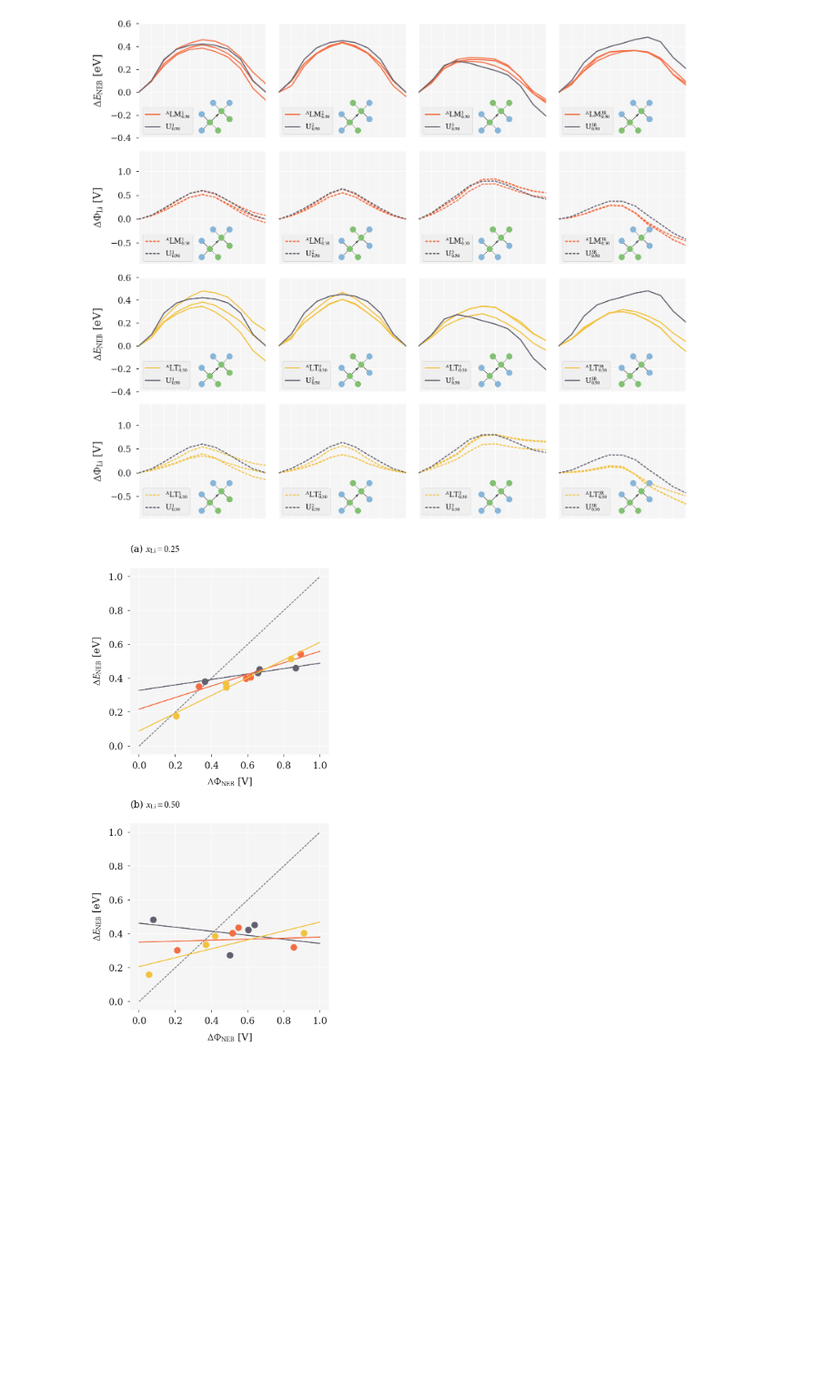
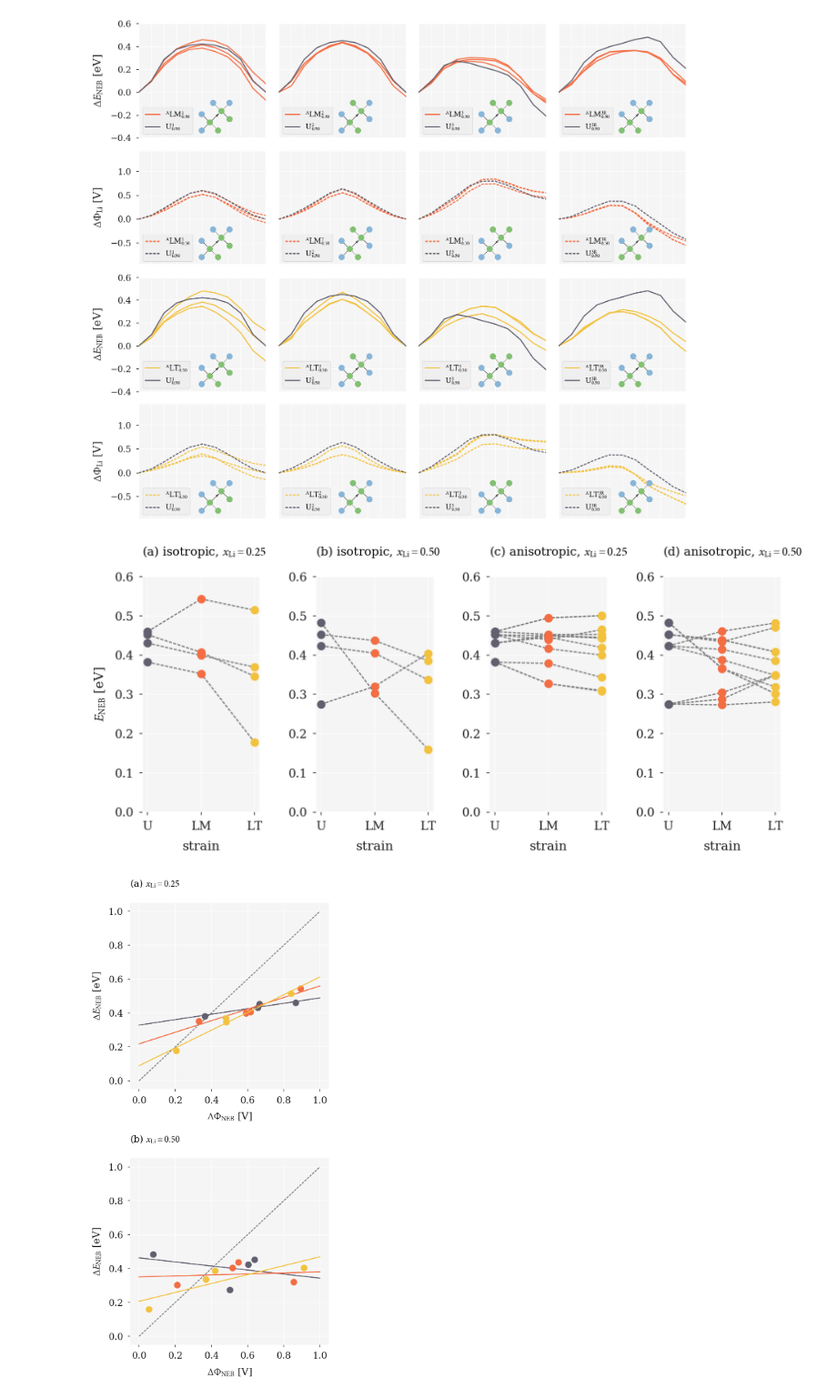
Before and after one commit to bjmorgan/data_NEB_spinel, a Jupyter notebook: analysis/spinel_paper_generating_figures.ipynb, the cells around one changed output. Shown at 91% size. Cells and saved outputs as stored; diff of their text form; code cells hidden in the pictures; blank space fills up the shorter version.

```diff
--- a/analysis/spinel_paper_generating_figures.ipynb
+++ b/analysis/spinel_paper_generating_figures.ipynb
@@ -328,6 +329,66 @@ fig.savefig( '{}/neb_pathways_aniso_050.pdf'.format( figures_dir ) )
 ff.set_rcParams( ff.master_formatting )
 # %% [output]
 [figure]
+# %%
+fontsize = 14
+
+scatter_formatting ={ 'font.size': fontsize,
+                      'axes.labelsize': fontsize+1,
+                      'xtick.labelsize': fontsize,
+                      'ytick.labelsize': fontsize,
+                      'lines.markersize': 10.0 }
+
+ff.set_rcParams( scatter_formatting )
+
+fig, ax = plt.subplots(nrows=1, ncols=4, figsize = (12.0, 5.5))
+title = [ r'(a) isotropic, $x_\mathrm{Li}=0.25$',
+          r'(b) isotropic, $x_\mathrm{Li}=0.50$',
+          r'(c) anisotropic, $x_\mathrm{Li}=0.25$',
+          r'(d) anisotropic, $x_\mathrm{Li}=0.50$',]
+
+for i, x in enumerate( [0.25, 0.50] ):
+    for path in [ '1', '2', '3', '3R' ]:
+        loc = ( data_spinel.path == path ) & ( data_spinel.strain == 'U') & ( data_spinel.conc == x )
+        barriers = [ max( data_spinel[loc].delta_E ) ]
+        for strain in [ 'LM', 'LT' ]:
+            loc = ( ( data_spinel.path == path ) &
+                    ( data_spinel.strain == strain) &
+                    ( data_spinel.conc == x ) )
+            barriers.append( max( data_spinel[loc].delta_E ) )
+        ax[i].plot( barriers, '-', c='grey', linestyle='dashed' )
+        for j, ( b, strain ) in enumerate( zip( barriers, [ 'U', 'LM', 'LT' ] ) ):
+            ax[i].plot( j, b, 'o', c=ff.colours[strain] )
+
+for i, x in enumerate( [0.25, 0.50], 2 ):
+    for path in [ '1', '2', '3', '3R' ]:
+        for axes in [1,2,3]:
+            loc = ( data_spinel.path == path ) & ( data_spinel.strain == 'U') & ( data_spinel.conc == x )
+            barriers = [ max( data_spinel[loc].delta_E ) ]
+            for strain in [ 'LM', 'LT' ]:
+                loc = ( ( data_aniso_spinel.path == path ) &
+                        ( data_aniso_spinel.strain == strain) &
+                        ( data_aniso_spinel.conc == x ) &
+                        ( data_aniso_spinel['axes'] == axes ) )
+                barriers.append( max( data_aniso_spinel[loc].delta_E ) )
+            ax[i].plot( barriers, '-', c='grey', linestyle='dashed' )
+            for j, ( b, strain ) in enumerate( zip( barriers, [ 'U', 'LM', 'LT' ] ) ):
+                ax[i].plot( j, b, 'o', c=ff.colours[strain] )
+
+for i in range(len(title)):
+    ax[i].set_ylim([0,0.6])
+    ax[i].set_title( title[i], fontsize=fontsize, loc='left')
+    ax[i].set_xticks( (0,1,2) )
+    ax[i].set_xticklabels( ( 'U', 'LM', 'LT' ) )
+    ax[i].set_xlabel( 'strain' )
+
+ax[0].set_ylabel( r'$E_\mathrm{NEB}$ [eV]')
+
+plt.tight_layout()
+fig.savefig( '{}/strain_vs_barrier_height.pdf'.format( figures_dir ) )
+
+ff.set_rcParams( ff.master_formatting )
+# %% [output]
+[figure, added]
 # %%
 '''
 Produces Fig 6
```
Also changed, not shown: parts of 4 cells of this notebook, 7 other files.
